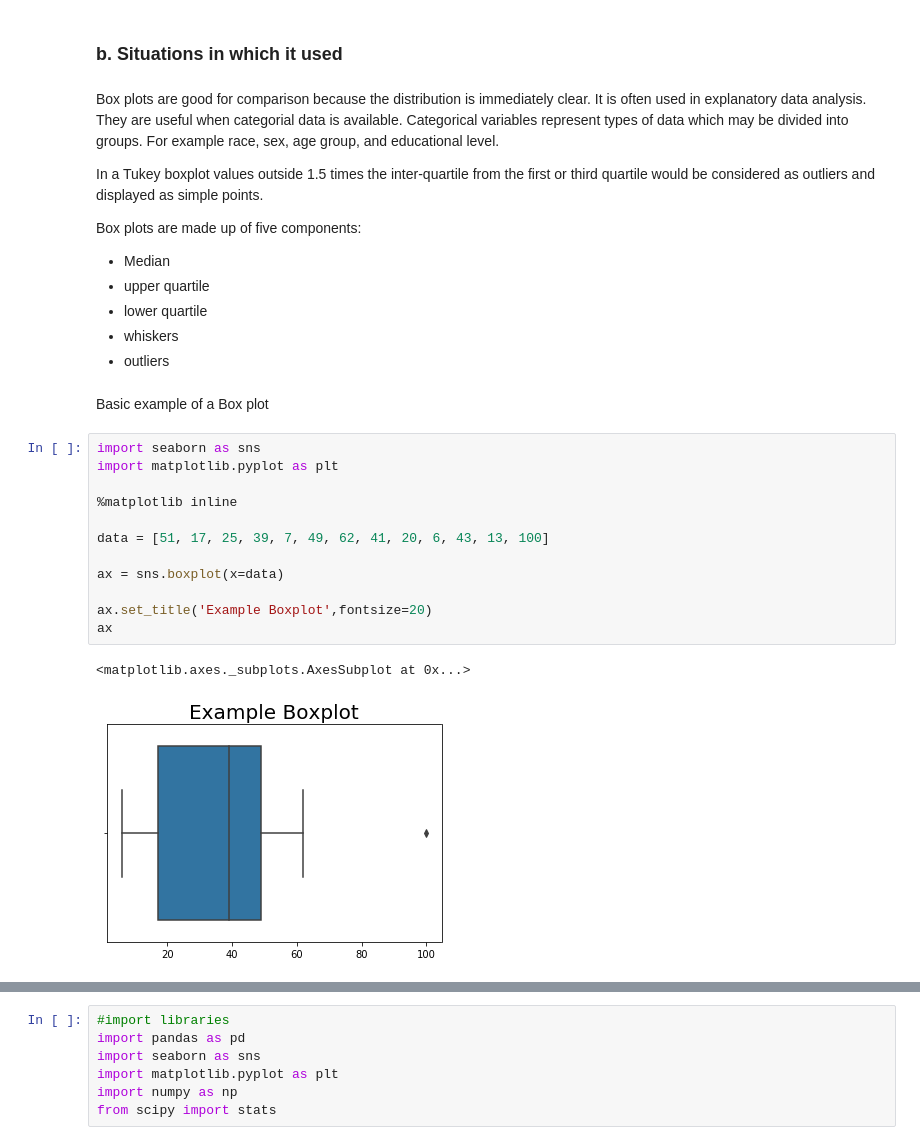
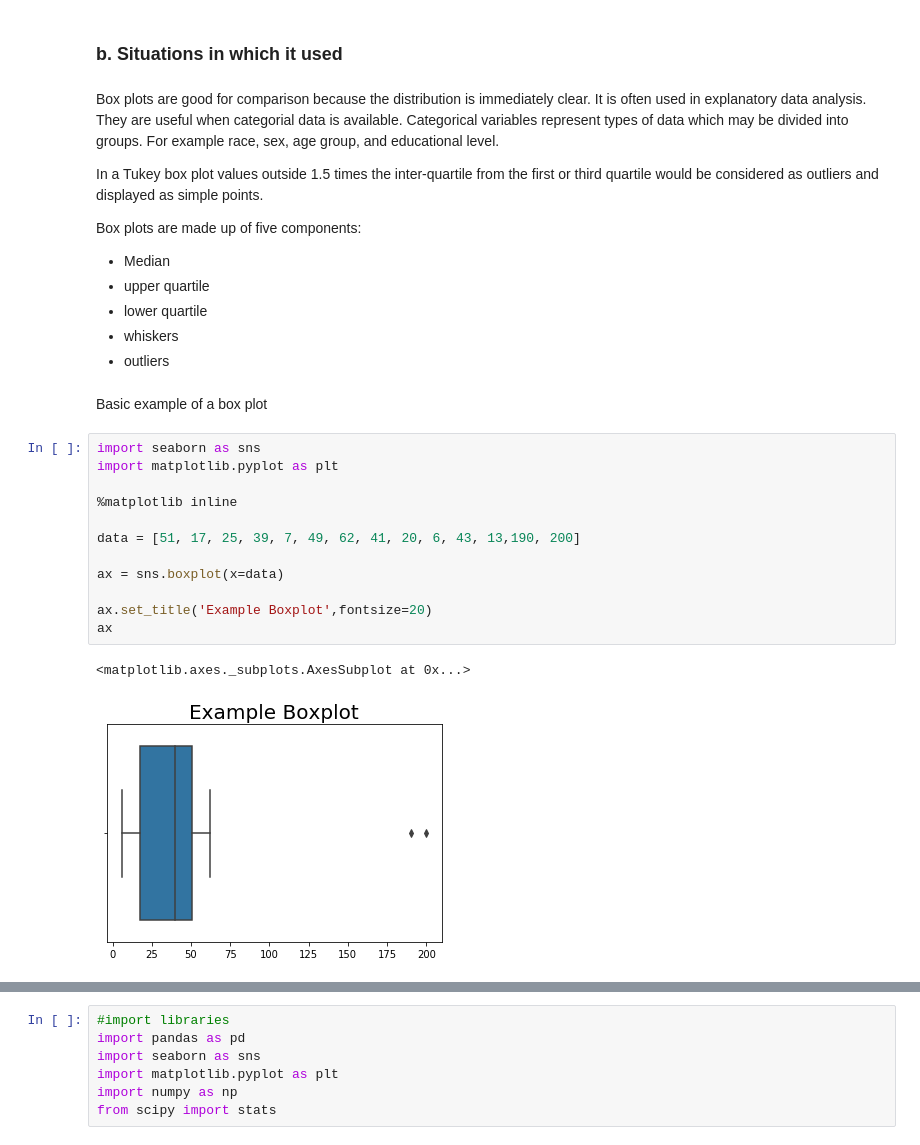
Before and after one commit to RitRa/Box-Plot-Project, a Jupyter notebook: Box Plot Project.ipynb, the cells around one changed output, grey strips where cells are left out. Cells and saved outputs as stored; diff of their text form.

```diff
--- a/Box Plot Project.ipynb
+++ b/Box Plot Project.ipynb
@@ -16,7 +16,7 @@ Example from his book:
 # %% [markdown]
 Box plots are good for comparison because the distribution is immediately clear. It is often used in explanatory data analysis. They are useful when categorial data is available. Categorical variables represent types of data which may be divided into groups. For example race, sex, age group, and educational level.
 
-In a Tukey boxplot values outside 1.5 times the inter-quartile from the first or third quartile would be considered as outliers and displayed as simple points.
+In a Tukey box plot values outside 1.5 times the inter-quartile from the first or third quartile would be considered as outliers and displayed as simple points.
 
 Box plots are made up of five components:
 
@@ -26,22 +26,22 @@ Box plots are made up of five components:
 - whiskers
 - outliers
 # %% [markdown]
-Basic example of a Box plot
+Basic example of a box plot
 # %%
 import seaborn as sns
 import matplotlib.pyplot as plt
 
 %matplotlib inline
 
-data = [51, 17, 25, 39, 7, 49, 62, 41, 20, 6, 43, 13, 100]
+data = [51, 17, 25, 39, 7, 49, 62, 41, 20, 6, 43, 13,190, 200]
 
 ax = sns.boxplot(x=data)
 
 ax.set_title('Example Boxplot',fontsize=20)
 ax
 # %% [output]
 <matplotlib.axes._subplots.AxesSubplot at 0x...>
-[figure, old version]
+[figure, new version]
 # %% [markdown]
 -----
 ## 2. Demonstrate the use of the box plot using data of your choosing
```
Also changed, not shown: parts of 23 cells of this notebook.
